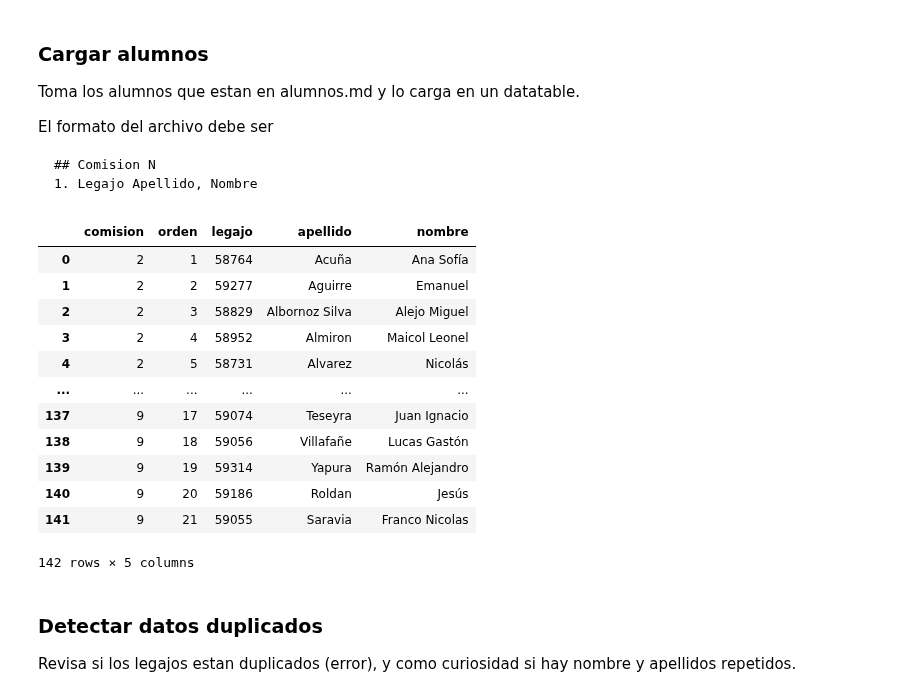
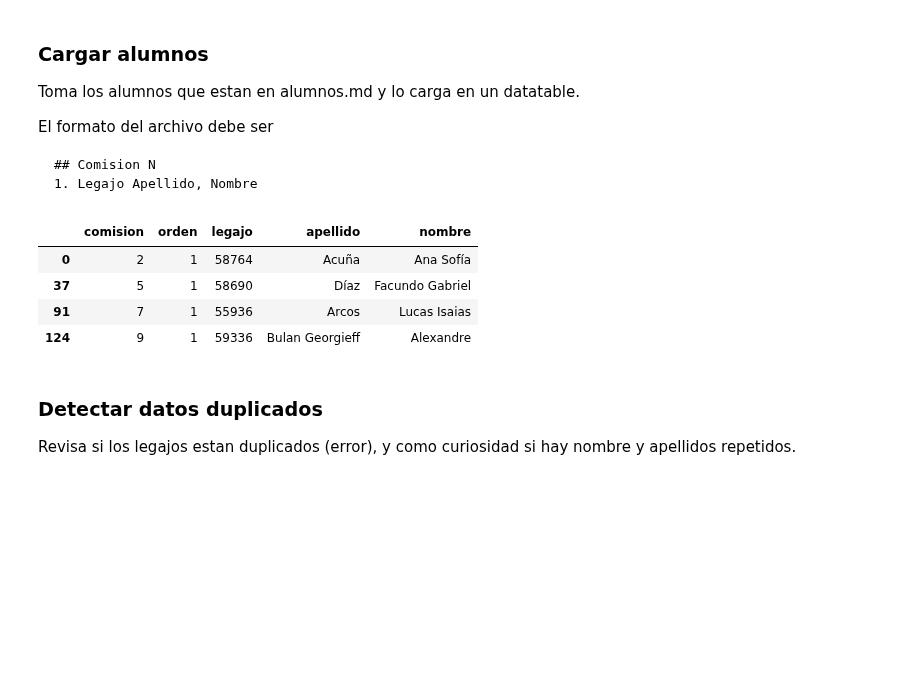
Before and after one commit to AlejandroDiBattista/lab4, a Jupyter notebook: datos.ipynb, the cells around one changed output. Cells and saved outputs as stored; diff of their text form; code cells hidden in the pictures; blank space fills up the shorter version.

````diff
--- a/datos.ipynb
+++ b/datos.ipynb
@@ -149,45 +148,38 @@ def guardar_alumnos(alumnos, destino='alumnos.md', asistencias=None):
             salida.write(f"{alumno['orden']:2}. {alumno['legajo']:5}  {f'{alumno['apellido']}, {alumno['nombre']}'.strip():40} {asistio}\n")
         salida.write("```\n")
 
     destino_path = Path(destino)
     with destino_path.open('w') as file:
         file.write(salida.getvalue())
 
 def guardar_resumen(alumnos, destino='resumen.md', asistencias=None):
     salida = StringIO()
     salida.write('# Resumen Lab4.2024\n')
 
     for comision in alumnos['comision'].unique():
         salida.write("\n")
         salida.write(f'## Comisión {comision}\n')
         salida.write("```\n")
         for _, alumno in alumnos[alumnos['comision'] == comision].iterrows():
             asistio = marcas(asistencias, alumno['legajo'])
             if asistio.endswith('🟡') or asistio.endswith('🔴') and asistio.startswith('🟢'):
                 salida.write(f" {asistio} {alumno['orden']:2}. {alumno['legajo']:5}  {f'{alumno['apellido']}, {alumno['nombre']}'.strip():40}\n")
         salida.write("```\n")
 
     destino_path = Path(destino)
     with destino_path.open('w') as file:
         file.write(salida.getvalue())
 
 
 # print(cargar_alumnos())
-cargar_alumnos()
+a = cargar_alumnos()
+a[a['orden'] < 2]
 # %% [output]
 |  | comision | orden | legajo | apellido | nombre |
 | 0 | 2 | 1 | 58764 | Acuña | Ana Sofía |
-| 1 | 2 | 2 | 59277 | Aguirre | Emanuel |
-| 2 | 2 | 3 | 58829 | Albornoz Silva | Alejo Miguel |
-| 3 | 2 | 4 | 58952 | Almiron | Maicol Leonel |
-| 4 | 2 | 5 | 58731 | Alvarez | Nicolás |
-| ... | ... | ... | ... | ... | ... |
-| 137 | 9 | 17 | 59074 | Teseyra | Juan Ignacio |
-| 138 | 9 | 18 | 59056 | Villafañe | Lucas Gastón |
-| 139 | 9 | 19 | 59314 | Yapura | Ramón Alejandro |
-| 140 | 9 | 20 | 59186 | Roldan | Jesús |
-| 141 | 9 | 21 | 59055 | Saravia | Franco Nicolas |
+| 37 | 5 | 1 | 58690 | Díaz | Facundo Gabriel |
+| 91 | 7 | 1 | 55936 | Arcos | Lucas Isaias |
+| 124 | 9 | 1 | 59336 | Bulan Georgieff | Alexandre |
-142 rows × 5 columns
 # %% [markdown]
 ### Detectar datos duplicados
 
````
Also changed, not shown: parts of 4 cells of this notebook, 2 other files.
